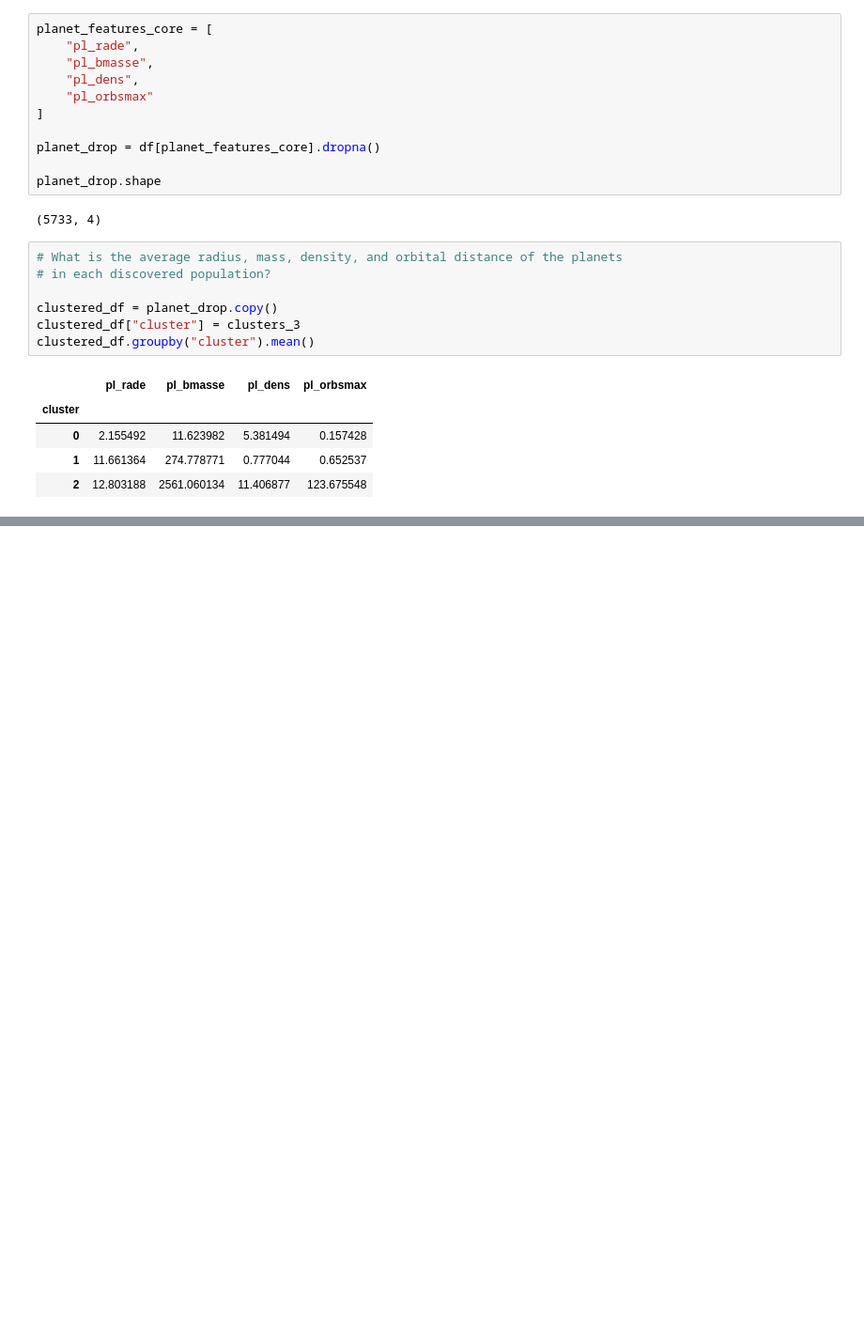
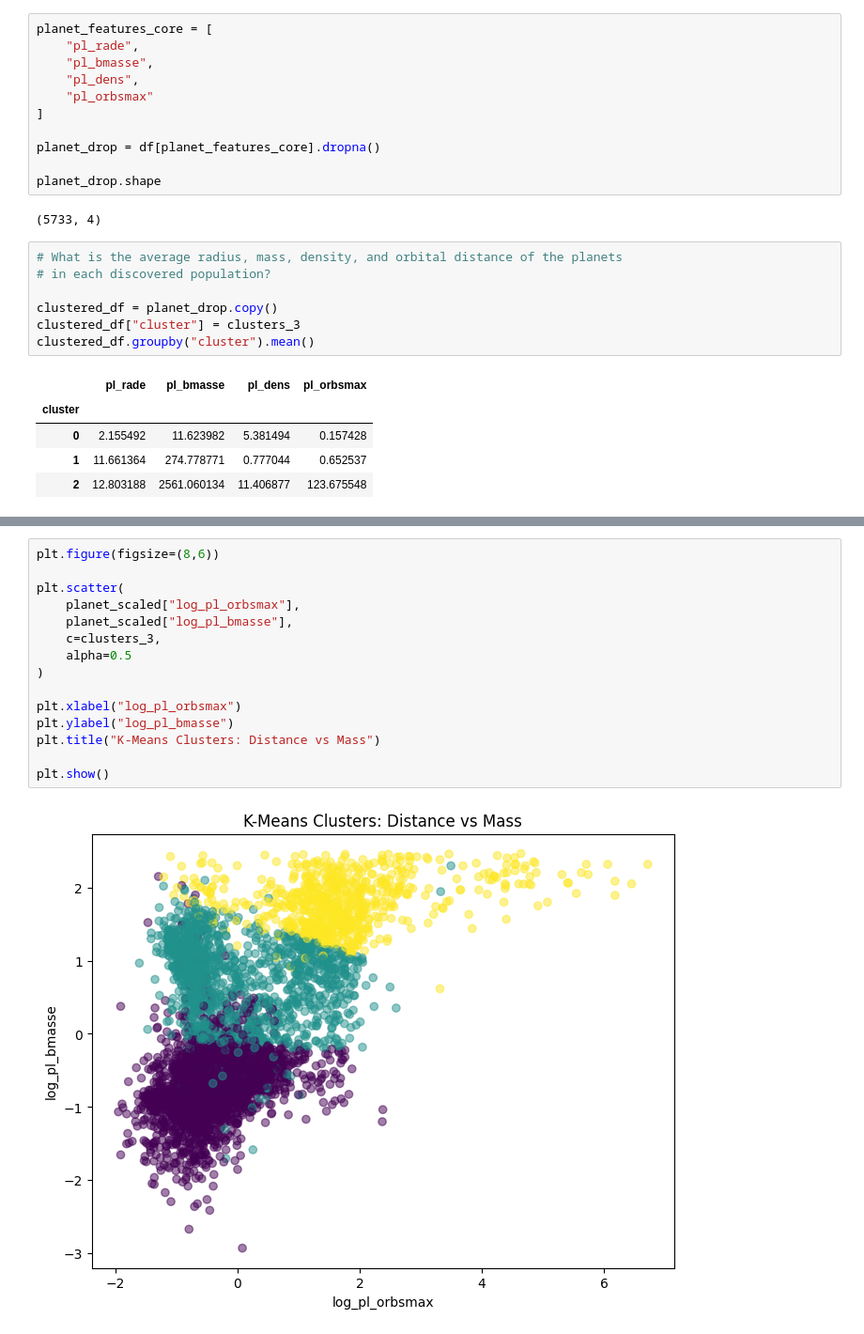
Before and after one commit to harini-prabakaran/celestia, a Jupyter notebook: notebooks/03_clustering.ipynb, the cells around one changed output, grey strips where cells are left out. Shown at 94% size. Drawn from its saved outputs; the diff is of its cells as text; blank space fills up the shorter version.

```diff
--- a/notebooks/03_clustering.ipynb
+++ b/notebooks/03_clustering.ipynb
@@ -216,0 +256,17 @@ clustered_df.groupby("cluster").mean()
+# %%
+plt.figure(figsize=(8,6))
+
+plt.scatter(
+    planet_scaled["log_pl_orbsmax"],
+    planet_scaled["log_pl_bmasse"],
+    c=clusters_3,
+    alpha=0.5
+)
+
+plt.xlabel("log_pl_orbsmax")
+plt.ylabel("log_pl_bmasse")
+plt.title("K-Means Clusters: Distance vs Mass")
+
+plt.show()
+# %% [output]
+[figure, added]
```
Also changed, not shown: parts of 70 cells of this notebook, 5 other files.
